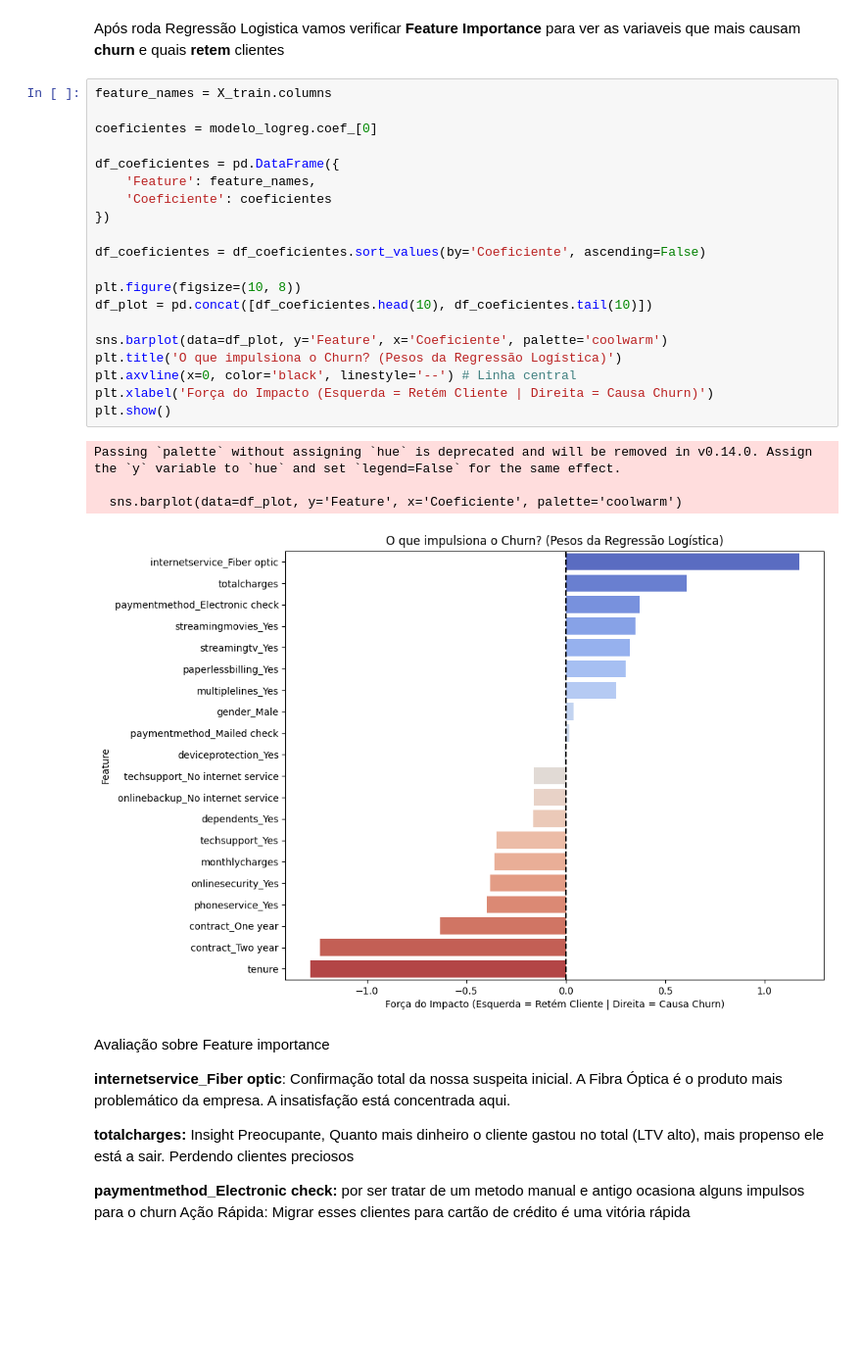
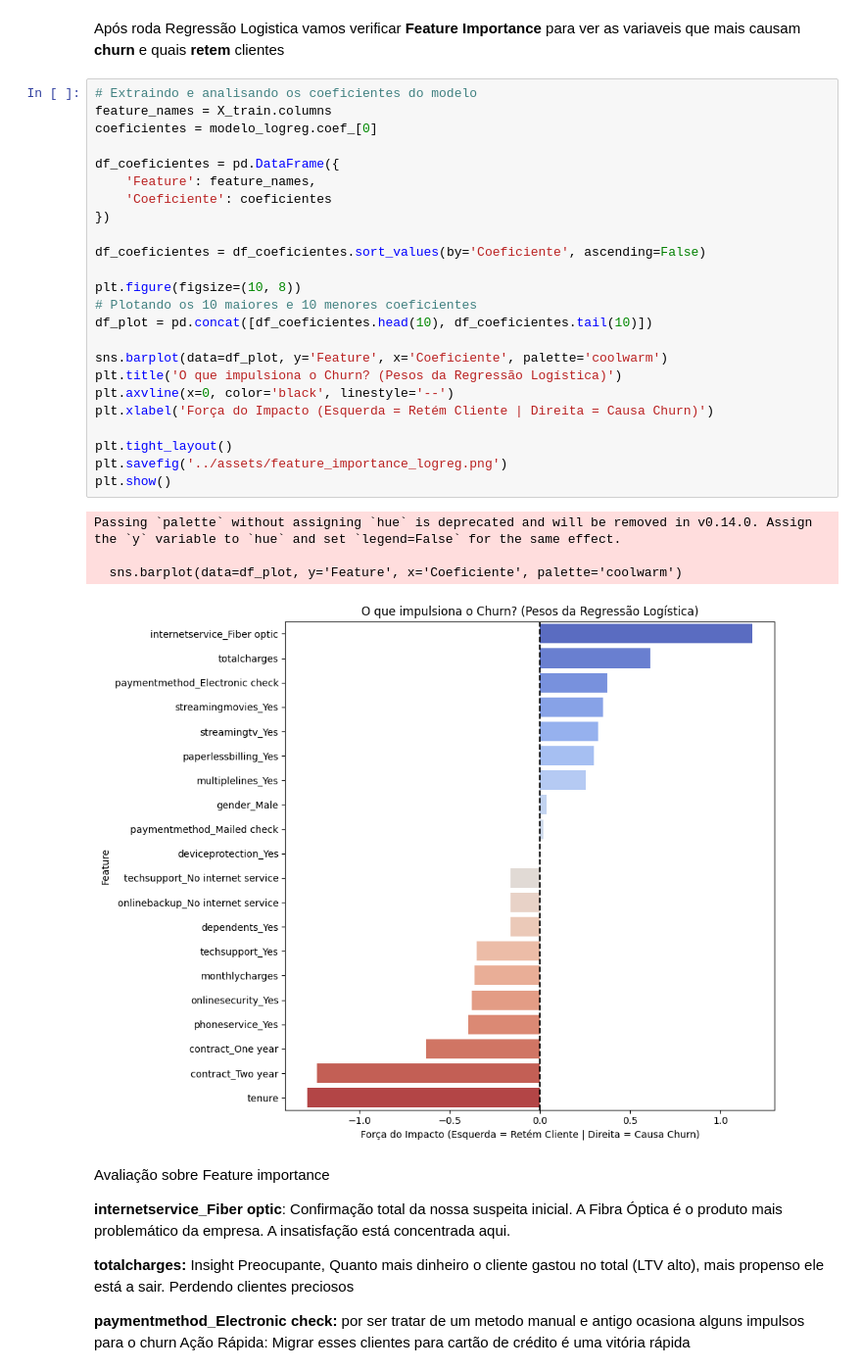
Before and after one commit to JCarapina/projeto-churn-telecom, a Jupyter notebook: notebooks/03_modeling.ipynb, the cells around one changed output. Shown at 98% size. Drawn from its saved outputs; the diff is of its cells as text; blank space fills up the shorter version.

```diff
--- a/notebooks/03_modeling.ipynb
+++ b/notebooks/03_modeling.ipynb
@@ -61,30 +61,34 @@ weighted avg       0.80      0.74      0.76      1409
 # %% [markdown]
 Após roda Regressão Logistica vamos verificar **Feature Importance** para ver as variaveis que mais causam **churn** e quais **retem** clientes
 # %%
+# Extraindo e analisando os coeficientes do modelo
 feature_names = X_train.columns
-
 coeficientes = modelo_logreg.coef_[0]
 
 df_coeficientes = pd.DataFrame({
     'Feature': feature_names,
     'Coeficiente': coeficientes
 })
 
 df_coeficientes = df_coeficientes.sort_values(by='Coeficiente', ascending=False)
 
 plt.figure(figsize=(10, 8))
+# Plotando os 10 maiores e 10 menores coeficientes
 df_plot = pd.concat([df_coeficientes.head(10), df_coeficientes.tail(10)])
 
 sns.barplot(data=df_plot, y='Feature', x='Coeficiente', palette='coolwarm')
 plt.title('O que impulsiona o Churn? (Pesos da Regressão Logística)')
-plt.axvline(x=0, color='black', linestyle='--') # Linha central
+plt.axvline(x=0, color='black', linestyle='--')
 plt.xlabel('Força do Impacto (Esquerda = Retém Cliente | Direita = Causa Churn)')
+
+plt.tight_layout()
+plt.savefig('../assets/feature_importance_logreg.png')
 plt.show()
 # %% [output]
 Passing `palette` without assigning `hue` is deprecated and will be removed in v0.14.0. Assign the `y` variable to `hue` and set `legend=False` for the same effect.
 
   sns.barplot(data=df_plot, y='Feature', x='Coeficiente', palette='coolwarm')
-[figure, old version]
+[figure, new version]
 # %% [markdown]
 Avaliação sobre Feature importance
 
```
Also changed, not shown: parts of 4 cells of this notebook.
